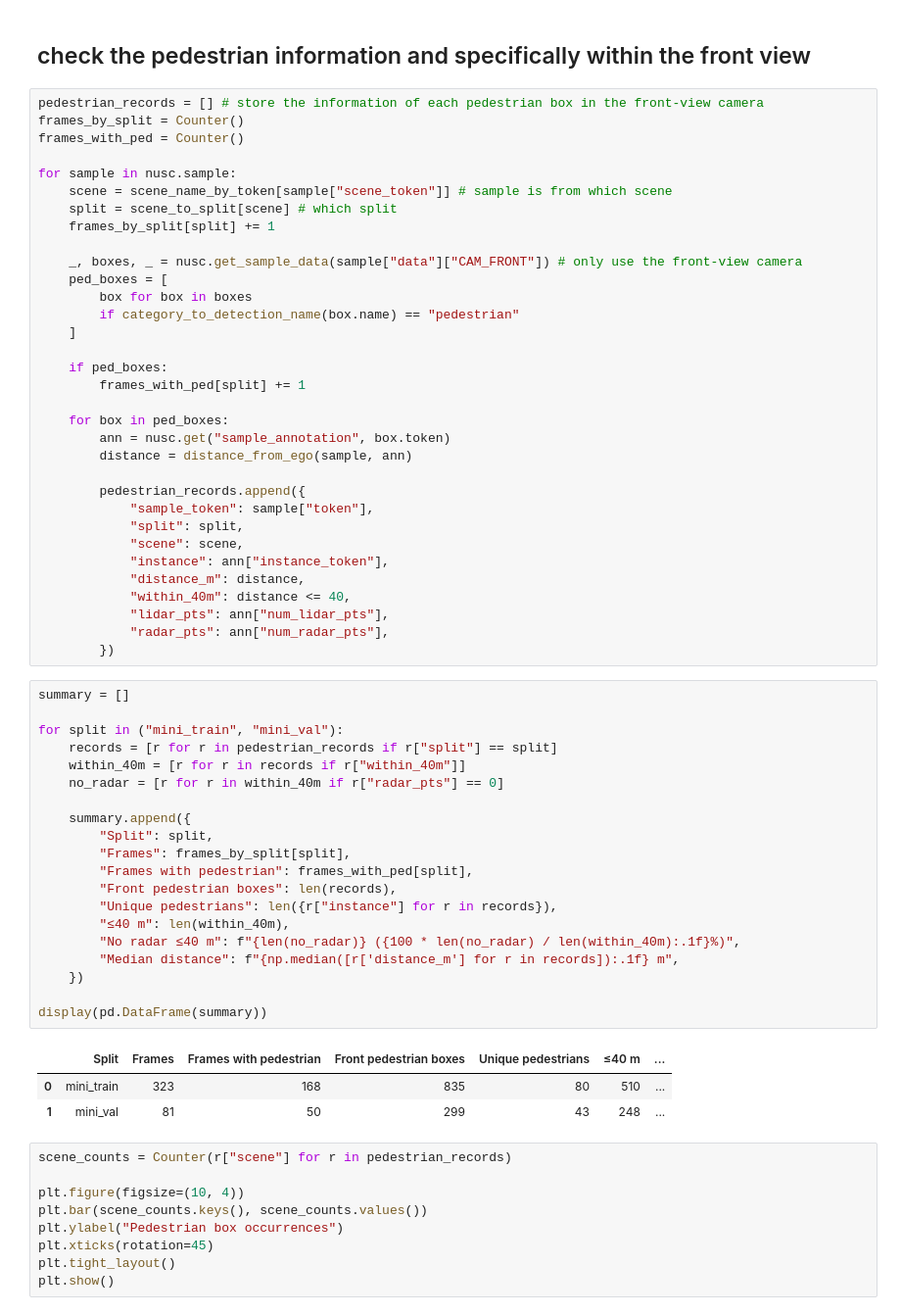
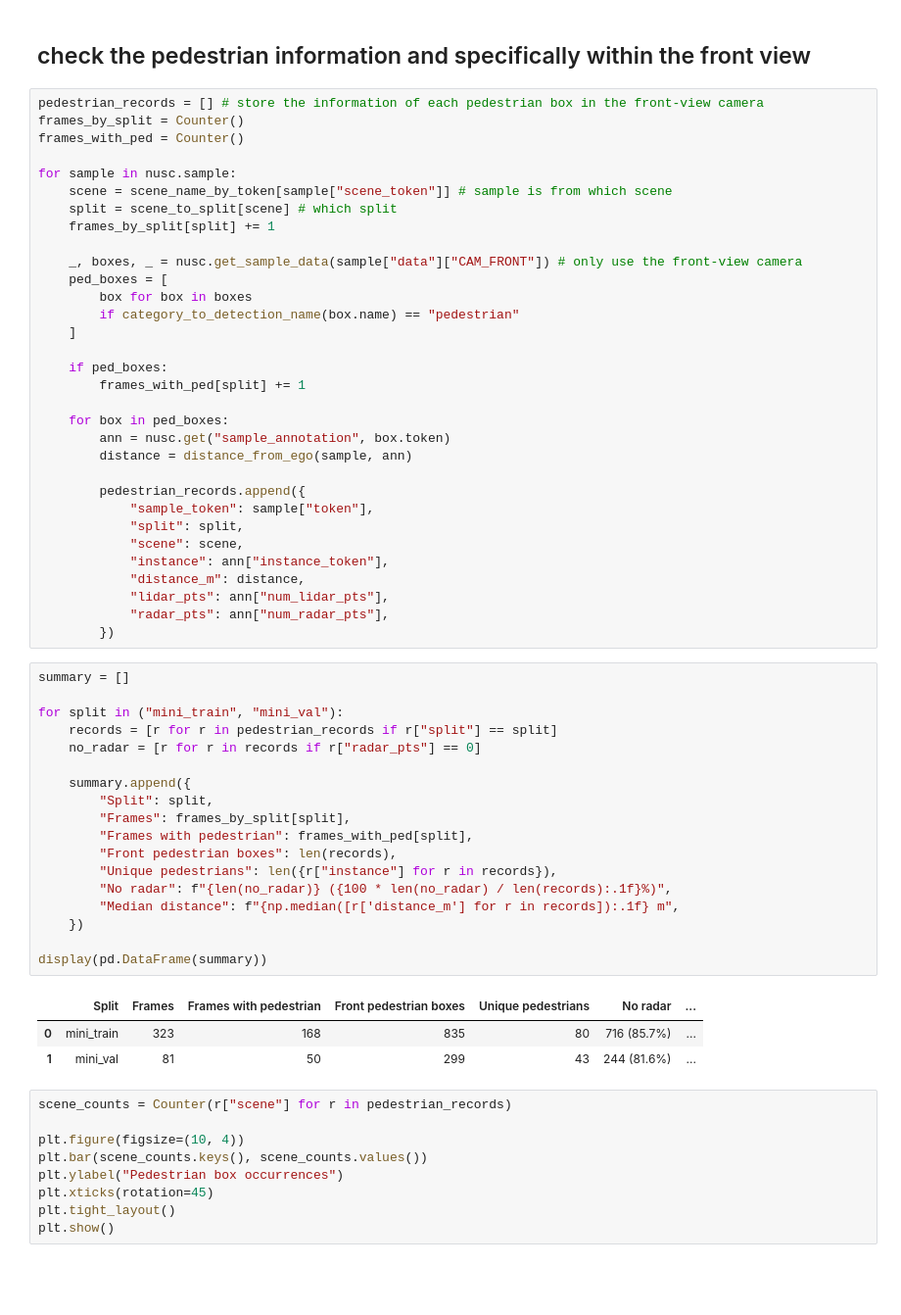
Before and after one commit to kuowilliam/imec, a Jupyter notebook: src/notebooks/eda.ipynb, the cells around one changed output. Shown at 98% size. Cells and saved outputs as stored; diff of their text form; blank space fills up the shorter version.

```diff
--- a/src/notebooks/eda.ipynb
+++ b/src/notebooks/eda.ipynb
@@ -214,34 +214,31 @@ for sample in nusc.sample:
             "scene": scene,
             "instance": ann["instance_token"],
             "distance_m": distance,
-            "within_40m": distance <= 40,
             "lidar_pts": ann["num_lidar_pts"],
             "radar_pts": ann["num_radar_pts"],
         })
 # %%
 summary = []
 
 for split in ("mini_train", "mini_val"):
     records = [r for r in pedestrian_records if r["split"] == split]
-    within_40m = [r for r in records if r["within_40m"]]
-    no_radar = [r for r in within_40m if r["radar_pts"] == 0]
+    no_radar = [r for r in records if r["radar_pts"] == 0]
 
     summary.append({
         "Split": split,
         "Frames": frames_by_split[split],
         "Frames with pedestrian": frames_with_ped[split],
         "Front pedestrian boxes": len(records),
         "Unique pedestrians": len({r["instance"] for r in records}),
-        "≤40 m": len(within_40m),
-        "No radar ≤40 m": f"{len(no_radar)} ({100 * len(no_radar) / len(within_40m):.1f}%)",
+        "No radar": f"{len(no_radar)} ({100 * len(no_radar) / len(records):.1f}%)",
         "Median distance": f"{np.median([r['distance_m'] for r in records]):.1f} m",
     })
 
 display(pd.DataFrame(summary))
 # %% [output]
-|  | Split | Frames | Frames with pedestrian | Front pedestrian boxes | Unique pedestrians | ≤40 m | ... |
-| 0 | mini_train | 323 | 168 | 835 | 80 | 510 | ... |
-| 1 | mini_val | 81 | 50 | 299 | 43 | 248 | ... |
+|  | Split | Frames | Frames with pedestrian | Front pedestrian boxes | Unique pedestrians | No radar | ... |
+| 0 | mini_train | 323 | 168 | 835 | 80 | 716 (85.7%) | ... |
+| 1 | mini_val | 81 | 50 | 299 | 43 | 244 (81.6%) | ... |
 # %%
 scene_counts = Counter(r["scene"] for r in pedestrian_records)
 
```
Also changed, not shown: parts of 6 cells of this notebook, 15 other files.
